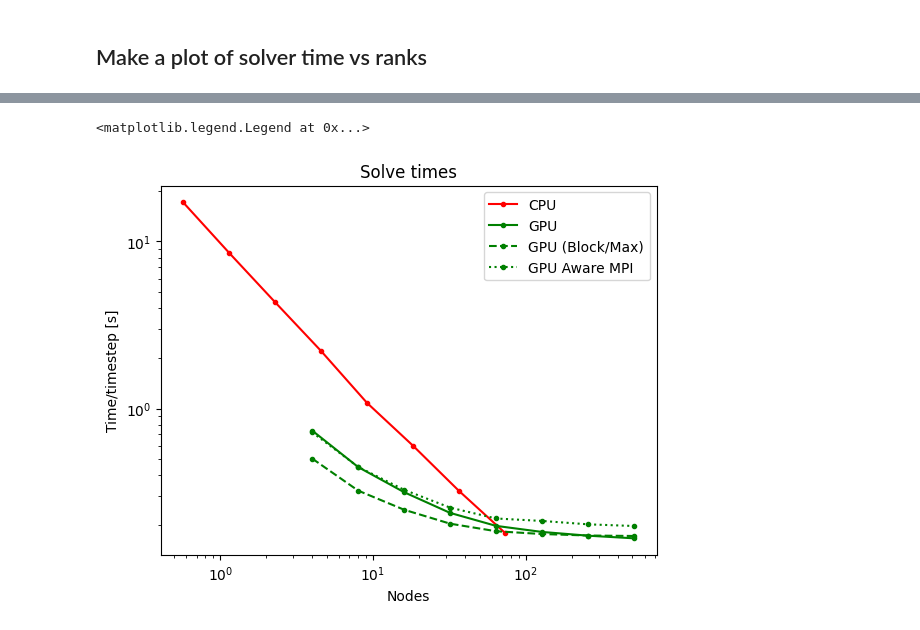
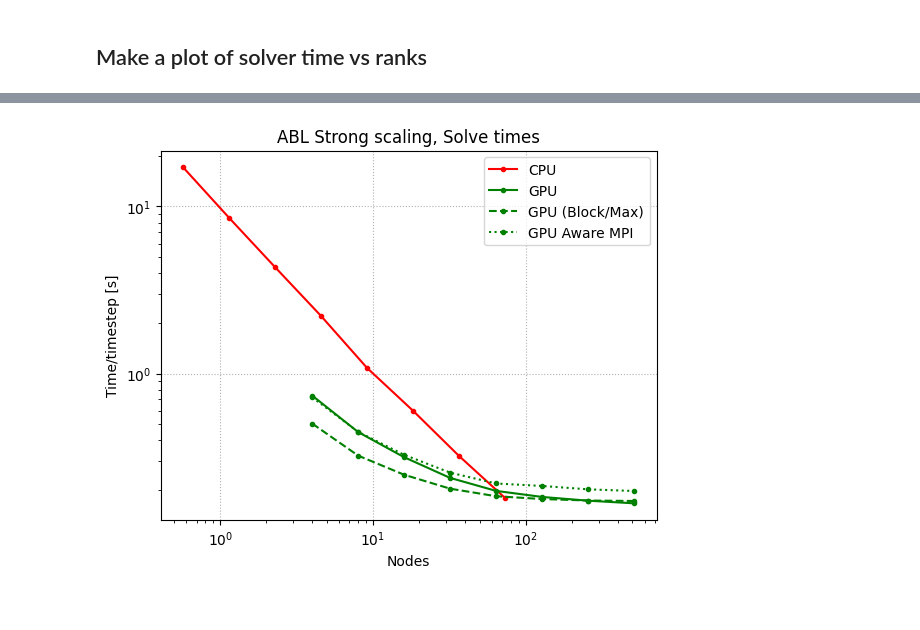
Before and after one commit to lawrenceccheung/ALCC_Frontier_WindFarm, a Jupyter notebook: precursor/scaling/Baseline_level0_CPUGPU.ipynb, the cells around one changed output, grey strips where cells are left out. Drawn from its saved outputs; the diff is of its cells as text; code cells hidden in the pictures.

```diff
--- a/precursor/scaling/Baseline_level0_CPUGPU.ipynb
+++ b/precursor/scaling/Baseline_level0_CPUGPU.ipynb
@@ -222,23 +255,23 @@ plt.legend()
 # %%
 CPUranks, CPUsolvetimes = getRanksTimes(CPUcaselist)
 plt.loglog(np.array(CPUranks)/56, CPUsolvetimes, '.-', color='r', label='CPU')
 
 GPUranks, GPUsolvetimes = getRanksTimes(GPUcaselist)
 plt.loglog(np.array(GPUranks)/8, GPUsolvetimes, '.-', color='g', label='GPU')
 
 BGPUranks, BGPUsolvetimes = getRanksTimes(BLCKMAXGRID_GPUcaselist)
 plt.loglog(np.array(BGPUranks)/8, BGPUsolvetimes, '.--', color='g', label='GPU (Block/Max)')
 
 GAMPIranks, GAMPIsolvetimes = getRanksTimes(GAMPI_GPUcaselist)
 plt.loglog(np.array(GAMPIranks)/8, GAMPIsolvetimes, '.:', color='g', label='GPU Aware MPI')
 
 #L01GPUranks, L01GPUsolvetimes = getRanksTimes(Level01_GPUcaselist)
 #plt.loglog(np.array(L01GPUranks)/8, L01GPUsolvetimes, '.-.', color='g', label='GPU (Level 0+1)')
 
 plt.ylabel('Time/timestep [s]')
 plt.xlabel('Nodes')
-plt.title('Solve times')
+plt.title('ABL Strong scaling, Solve times')
 plt.legend()
+plt.grid(ls=':')
 # %% [output]
-<matplotlib.legend.Legend at 0x...>
-[figure, old version]
+[figure, new version]
```
Also changed, not shown: parts of 3 cells of this notebook, 5 other files.
